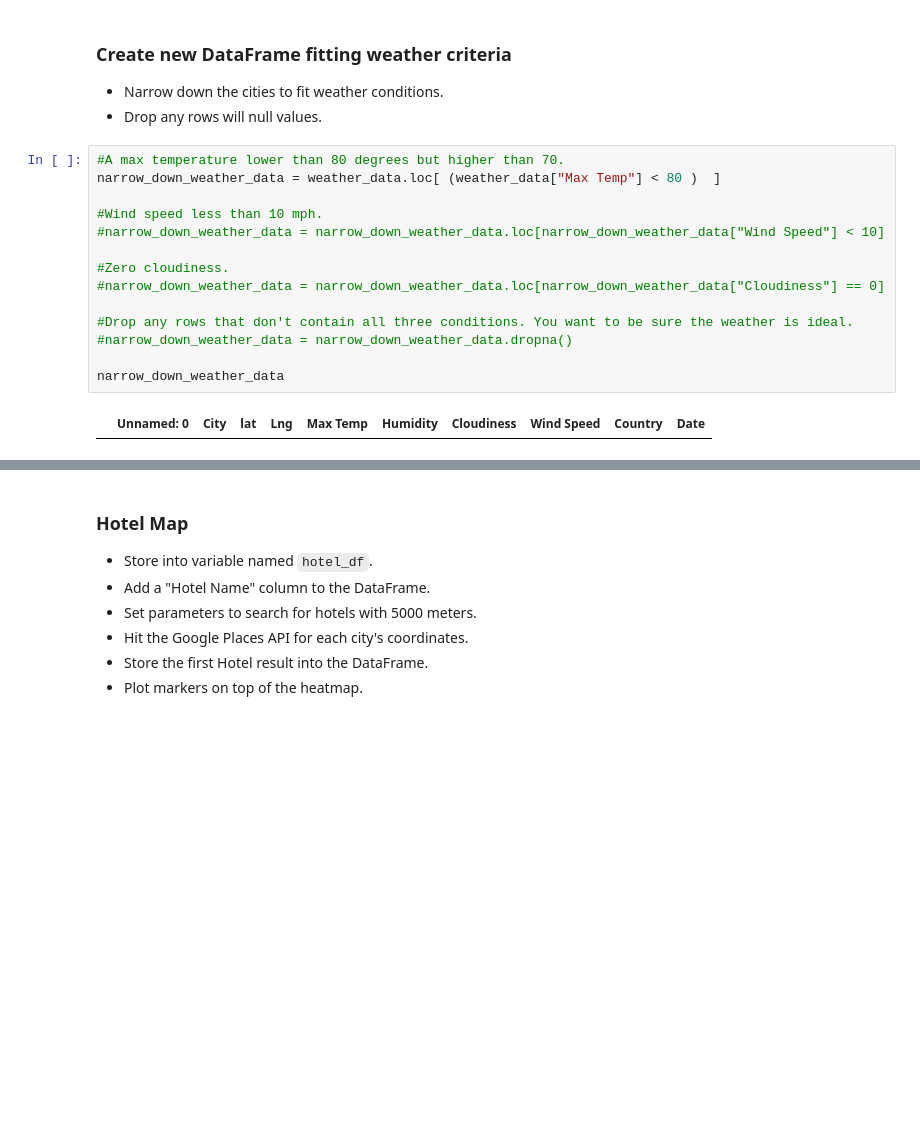
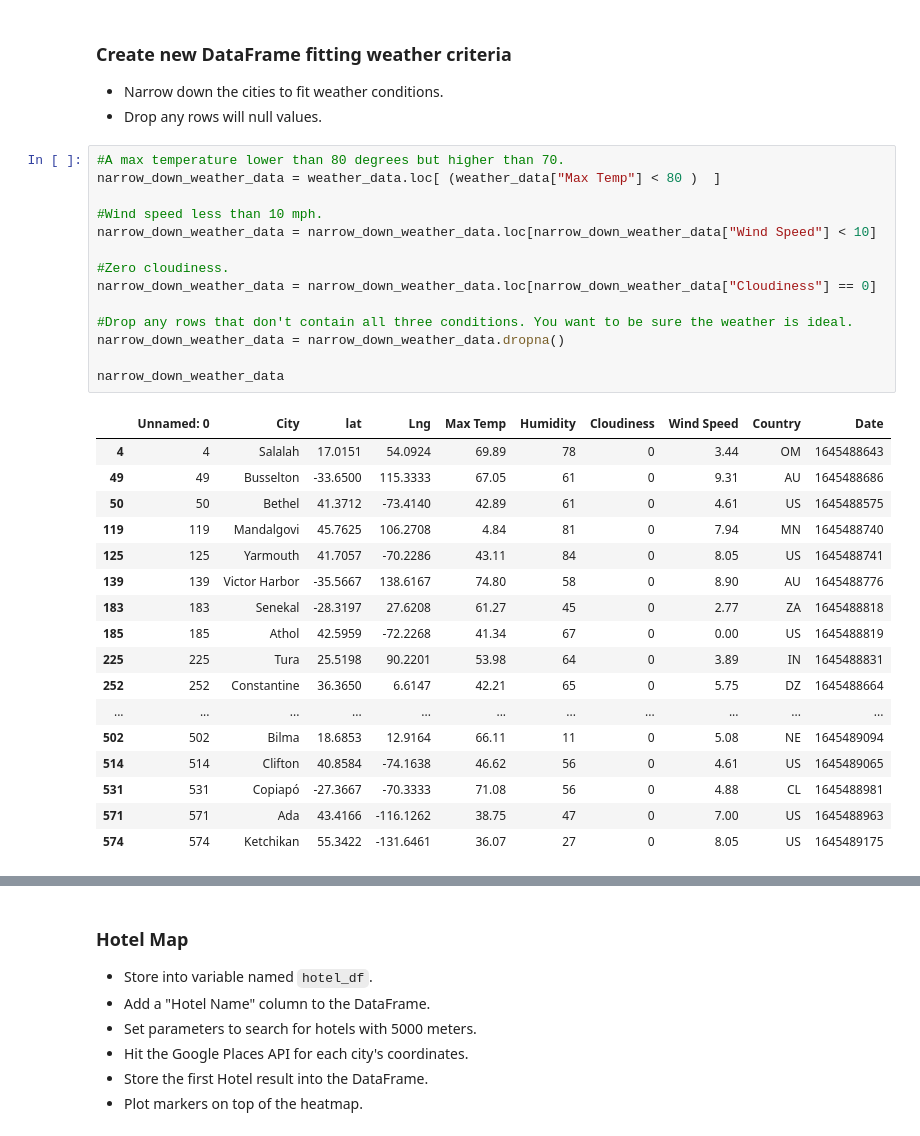
Before and after one commit to ranusuri/pythonapi-challenge, a Jupyter notebook: VacationPy/VacationPy.ipynb, the cells around one changed output, grey strips where cells are left out. Cells and saved outputs as stored; diff of their text form; blank space fills up the shorter version.

```diff
--- a/VacationPy/VacationPy.ipynb
+++ b/VacationPy/VacationPy.ipynb
@@ -70,19 +72,35 @@ fig
 # %%
 #A max temperature lower than 80 degrees but higher than 70.
 narrow_down_weather_data = weather_data.loc[ (weather_data["Max Temp"] < 80 )  ]
 
 #Wind speed less than 10 mph.
-#narrow_down_weather_data = narrow_down_weather_data.loc[narrow_down_weather_data["Wind Speed"] < 10]
+narrow_down_weather_data = narrow_down_weather_data.loc[narrow_down_weather_data["Wind Speed"] < 10]
 
 #Zero cloudiness.
-#narrow_down_weather_data = narrow_down_weather_data.loc[narrow_down_weather_data["Cloudiness"] == 0]
+narrow_down_weather_data = narrow_down_weather_data.loc[narrow_down_weather_data["Cloudiness"] == 0]
 
 #Drop any rows that don't contain all three conditions. You want to be sure the weather is ideal.
-#narrow_down_weather_data = narrow_down_weather_data.dropna()
+narrow_down_weather_data = narrow_down_weather_data.dropna()
 
 narrow_down_weather_data
 # %% [output]
 |  | Unnamed: 0 | City | lat | Lng | Max Temp | Humidity | Cloudiness | Wind Speed | Country | Date |
+| 4 | 4 | Salalah | 17.0151 | 54.0924 | 69.89 | 78 | 0 | 3.44 | OM | 1645488643 |
+| 49 | 49 | Busselton | -33.6500 | 115.3333 | 67.05 | 61 | 0 | 9.31 | AU | 1645488686 |
+| 50 | 50 | Bethel | 41.3712 | -73.4140 | 42.89 | 61 | 0 | 4.61 | US | 1645488575 |
+| 119 | 119 | Mandalgovi | 45.7625 | 106.2708 | 4.84 | 81 | 0 | 7.94 | MN | 1645488740 |
+| 125 | 125 | Yarmouth | 41.7057 | -70.2286 | 43.11 | 84 | 0 | 8.05 | US | 1645488741 |
+| 139 | 139 | Victor Harbor | -35.5667 | 138.6167 | 74.80 | 58 | 0 | 8.90 | AU | 1645488776 |
+| 183 | 183 | Senekal | -28.3197 | 27.6208 | 61.27 | 45 | 0 | 2.77 | ZA | 1645488818 |
+| 185 | 185 | Athol | 42.5959 | -72.2268 | 41.34 | 67 | 0 | 0.00 | US | 1645488819 |
+| 225 | 225 | Tura | 25.5198 | 90.2201 | 53.98 | 64 | 0 | 3.89 | IN | 1645488831 |
+| 252 | 252 | Constantine | 36.3650 | 6.6147 | 42.21 | 65 | 0 | 5.75 | DZ | 1645488664 |
+| ... | ... | ... | ... | ... | ... | ... | ... | ... | ... | ... |
+| 502 | 502 | Bilma | 18.6853 | 12.9164 | 66.11 | 11 | 0 | 5.08 | NE | 1645489094 |
+| 514 | 514 | Clifton | 40.8584 | -74.1638 | 46.62 | 56 | 0 | 4.61 | US | 1645489065 |
+| 531 | 531 | Copiapó | -27.3667 | -70.3333 | 71.08 | 56 | 0 | 4.88 | CL | 1645488981 |
+| 571 | 571 | Ada | 43.4166 | -116.1262 | 38.75 | 47 | 0 | 7.00 | US | 1645488963 |
+| 574 | 574 | Ketchikan | 55.3422 | -131.6461 | 36.07 | 27 | 0 | 8.05 | US | 1645489175 |
 # %%
 weather_data
 # %% [output]
```
Also changed, not shown: parts of 5 cells of this notebook, 1 other file.
